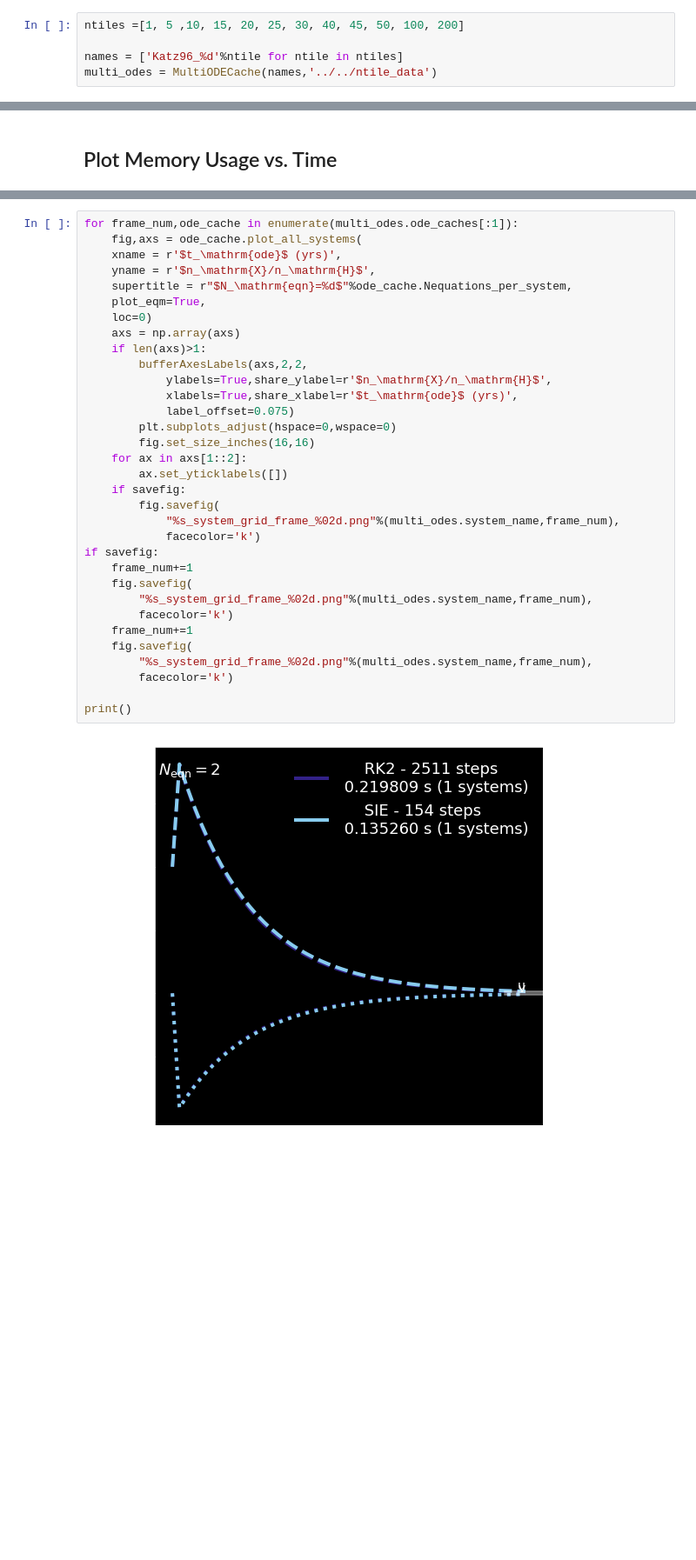
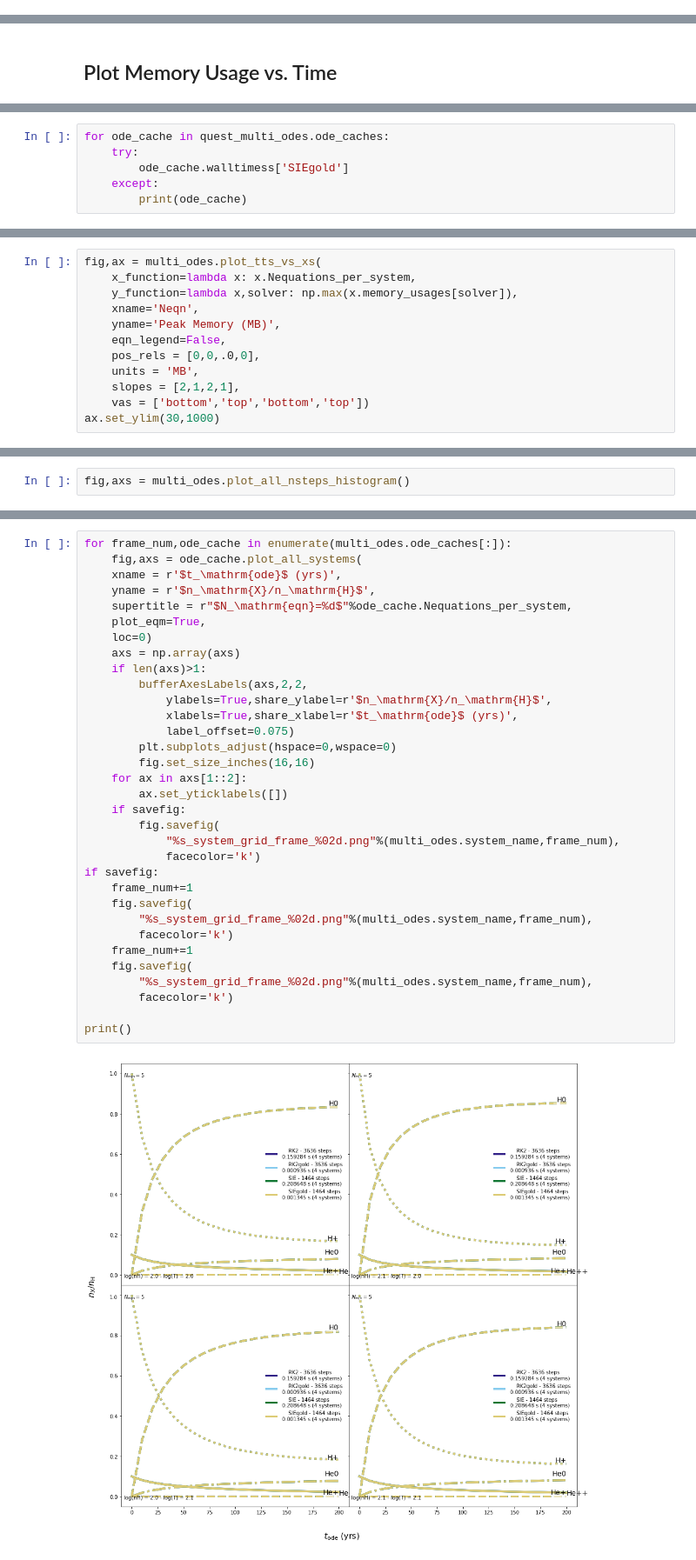
Before and after one commit to agurvich/WIND, a Jupyter notebook: python/ntbks/NtileScaling.ipynb, the cells around one changed output, grey strips where cells are left out. Shown at 87% size. Drawn from its saved outputs; the diff is of its cells as text; blank space fills up the shorter version.

Commit message:
update python plotting

```diff
--- a/python/ntbks/NtileScaling.ipynb
+++ b/python/ntbks/NtileScaling.ipynb
@@ -39,5 +49,0 @@ multi_odes = MultiODECache(names,'../../ntile_data')
-# %%
-ntiles =[1, 5 ,10, 15, 20, 25, 30, 40, 45, 50, 100, 200]
-
-names = ['Katz96_%d'%ntile for ntile in ntiles]
-multi_odes = MultiODECache(names,'../../ntile_data')
@@ -300,0 +91,6 @@ if savefig:
+# %%
+for ode_cache in quest_multi_odes.ode_caches:
+    try:
+        ode_cache.walltimess['SIEgold']
+    except:
+        print(ode_cache)
@@ -300,0 +99,12 @@ if savefig:
+# %%
+fig,ax = multi_odes.plot_tts_vs_xs(
+    x_function=lambda x: x.Nequations_per_system,
+    y_function=lambda x,solver: np.max(x.memory_usages[solver]),
+    xname='Neqn',
+    yname='Peak Memory (MB)',
+    eqn_legend=False,
+    pos_rels = [0,0,.0,0],
+    units = 'MB',
+    slopes = [2,1,2,1],
+    vas = ['bottom','top','bottom','top'])
+ax.set_ylim(30,1000)
@@ -300,0 +113,2 @@ if savefig:
+# %%
+fig,axs = multi_odes.plot_all_nsteps_histogram()
@@ -301,35 +117,35 @@ if savefig:
 # %%
-for frame_num,ode_cache in enumerate(multi_odes.ode_caches[:1]):
+for frame_num,ode_cache in enumerate(multi_odes.ode_caches[:]):
     fig,axs = ode_cache.plot_all_systems(
     xname = r'$t_\mathrm{ode}$ (yrs)',
     yname = r'$n_\mathrm{X}/n_\mathrm{H}$',
     supertitle = r"$N_\mathrm{eqn}=%d$"%ode_cache.Nequations_per_system,
     plot_eqm=True,
     loc=0)
     axs = np.array(axs)
     if len(axs)>1:
         bufferAxesLabels(axs,2,2,
             ylabels=True,share_ylabel=r'$n_\mathrm{X}/n_\mathrm{H}$',
             xlabels=True,share_xlabel=r'$t_\mathrm{ode}$ (yrs)',
             label_offset=0.075)
         plt.subplots_adjust(hspace=0,wspace=0)
         fig.set_size_inches(16,16)
     for ax in axs[1::2]:
         ax.set_yticklabels([])
     if savefig:
         fig.savefig(
             "%s_system_grid_frame_%02d.png"%(multi_odes.system_name,frame_num),
             facecolor='k')
 if savefig:
     frame_num+=1
     fig.savefig(
         "%s_system_grid_frame_%02d.png"%(multi_odes.system_name,frame_num),
         facecolor='k')
     frame_num+=1
     fig.savefig(
         "%s_system_grid_frame_%02d.png"%(multi_odes.system_name,frame_num),
         facecolor='k')
 
 print()
 # %% [output]
-[figure, old version]
+[figure, new version]
```
Also changed, not shown: parts of 21 cells of this notebook, 1 other file.
